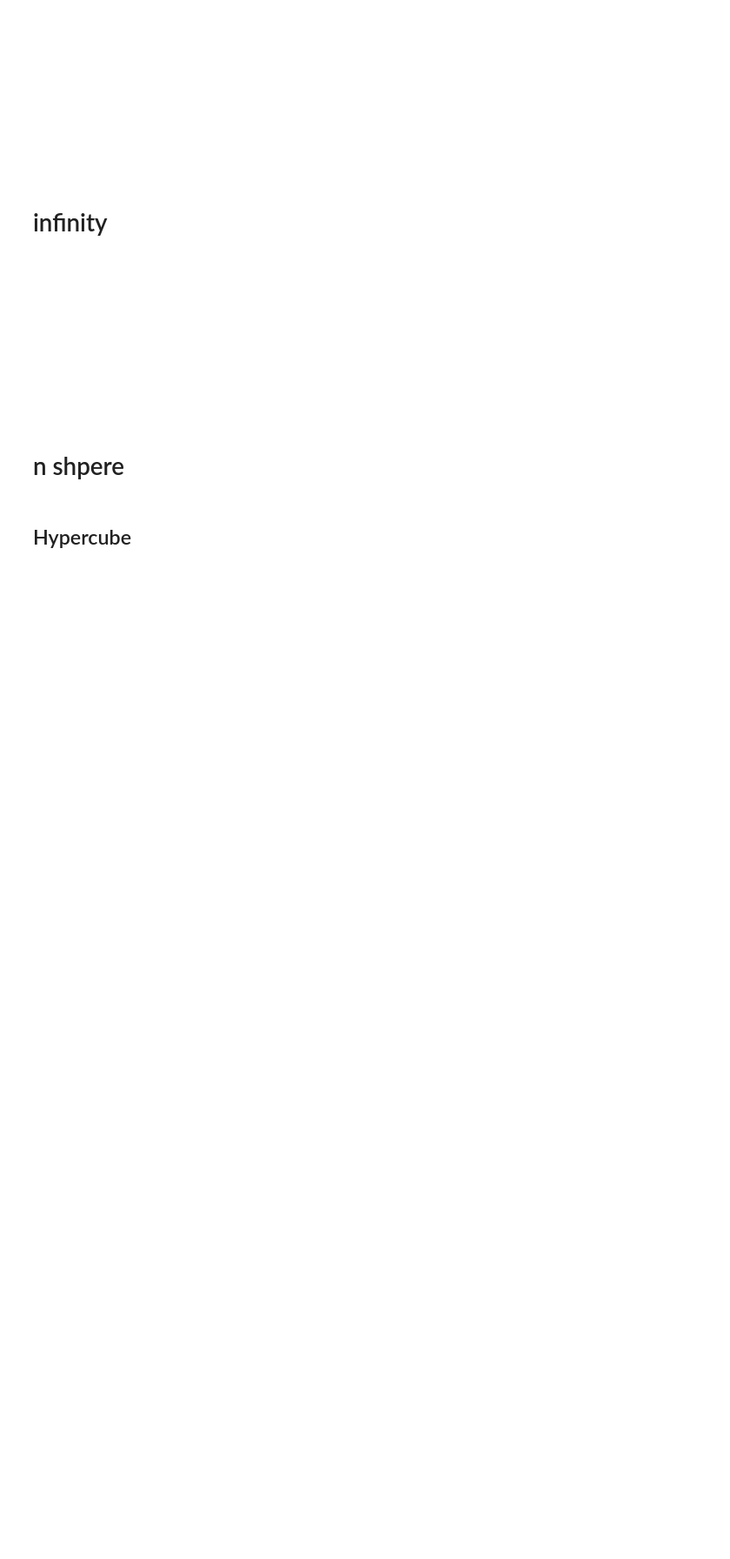
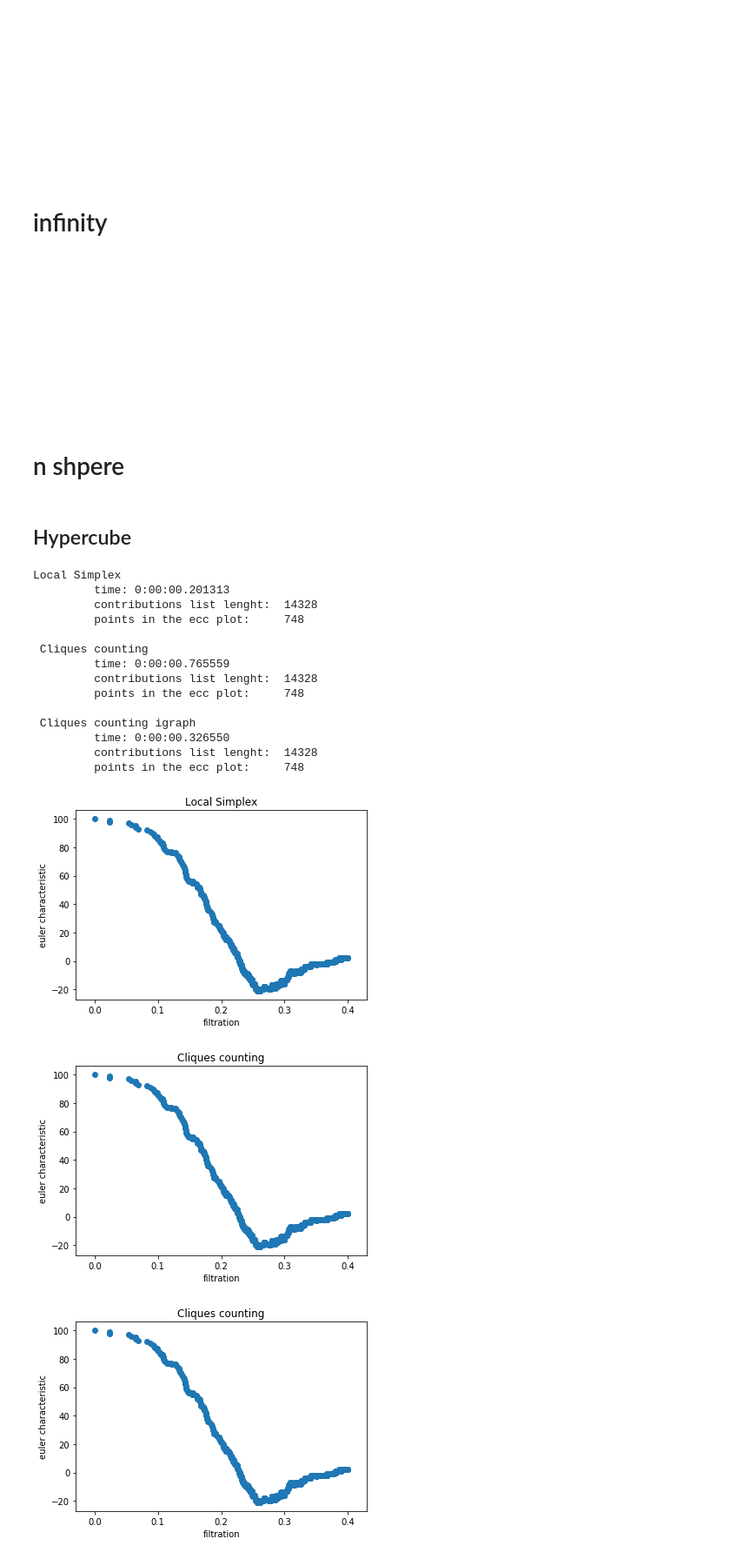
Before and after one commit to dgurnari/ECC, a Jupyter notebook: tests.ipynb, the cells around one changed output. Shown: that part at 87% size. Cells and saved outputs as stored; diff of their text form; code cells hidden in the pictures; blank space fills up the shorter version.

```diff
--- a/tests.ipynb
+++ b/tests.ipynb
@@ -213,10 +305,28 @@ compare_methods(point_cloud, 1, draw_lines=False)
 # %%
 # random points in the unit cube
 
-N_POINTS = 1000
+N_POINTS = 100
 DIMENSION = 3
 
 np.random.seed(42)
 point_cloud = np.random.rand(N_POINTS,DIMENSION)
 # %%
-compare_methods(point_cloud, 0.01, draw_lines=False)
+compare_methods(point_cloud, 0.4, draw_lines=False)
+# %% [output]
+Local Simplex
+         time: 0:00:00.201313
+         contributions list lenght:  14328
+         points in the ecc plot:     748
+
+ Cliques counting
+         time: 0:00:00.765559
+         contributions list lenght:  14328
+         points in the ecc plot:     748
+
+ Cliques counting igraph
+         time: 0:00:00.326550
+         contributions list lenght:  14328
+         points in the ecc plot:     748
+[figure, added]
+[figure, added]
+[figure, added]
```
Also changed, not shown: parts of 16 cells of this notebook, 3 other files.
